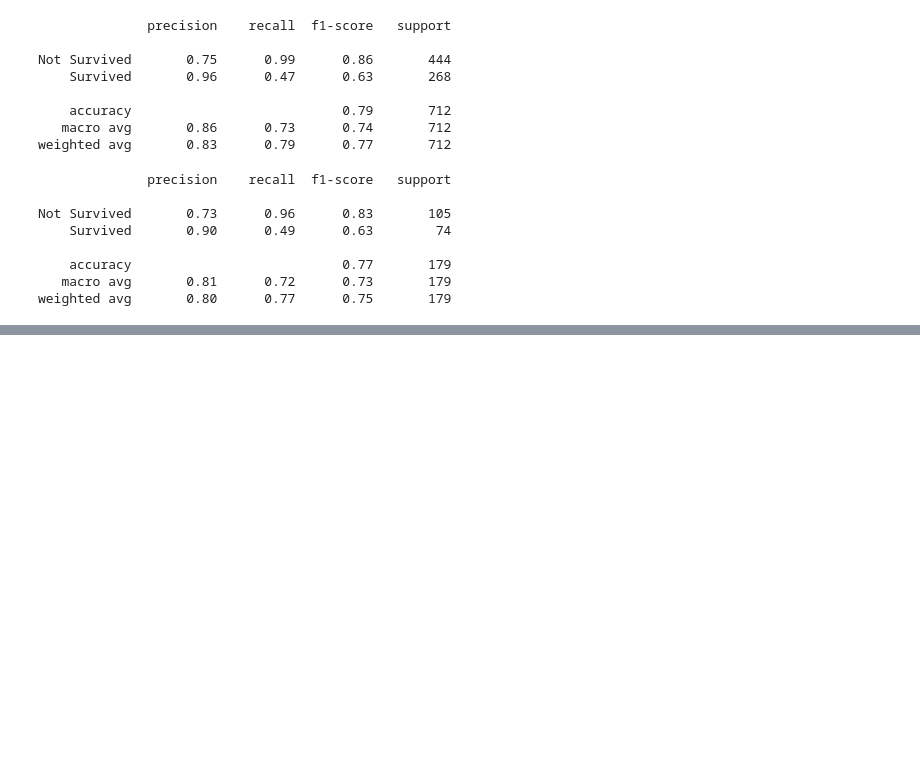
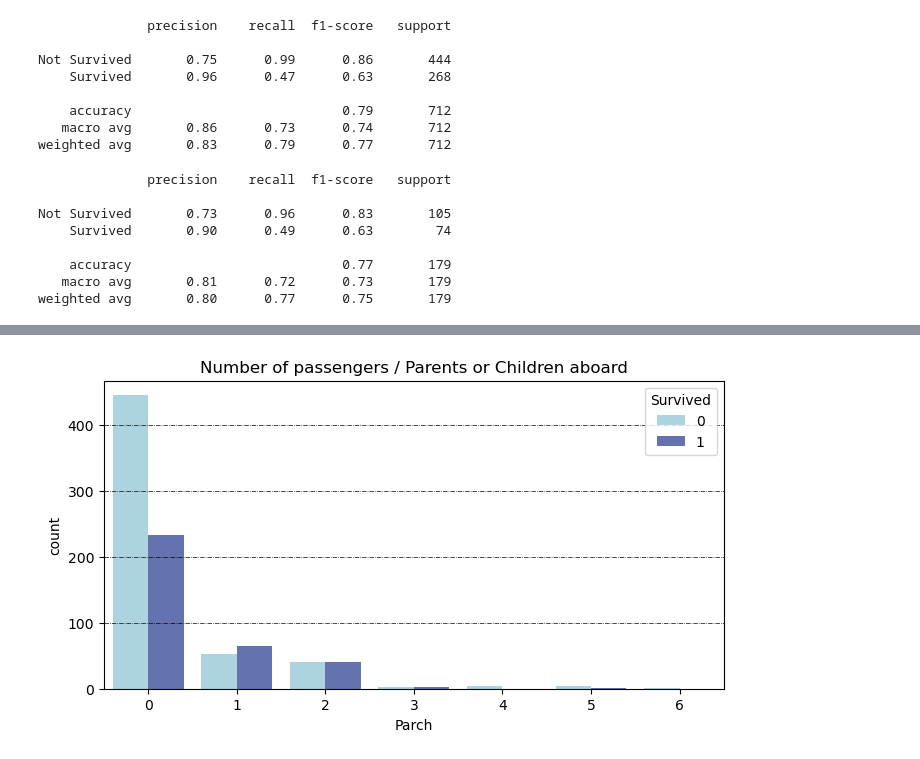
Before and after one commit to Kuba-8/titanic_problem_set, a Jupyter notebook: modularisation.ipynb, the cells around one changed output, grey strips where cells are left out. Cells and saved outputs as stored; diff of their text form; code cells hidden in the pictures; blank space fills up the shorter version.

```diff
--- a/modularisation.ipynb
+++ b/modularisation.ipynb
@@ -173,0 +191,4 @@ weighted avg       0.80      0.77      0.75       179
+# %%
+plot_count_pairs(train_df,  "Parch", "Parents or Children aboard", hue="Survived")
+# %% [output]
+[figure, added]
```
Also changed, not shown: parts of 8 cells of this notebook, 8 other files.
